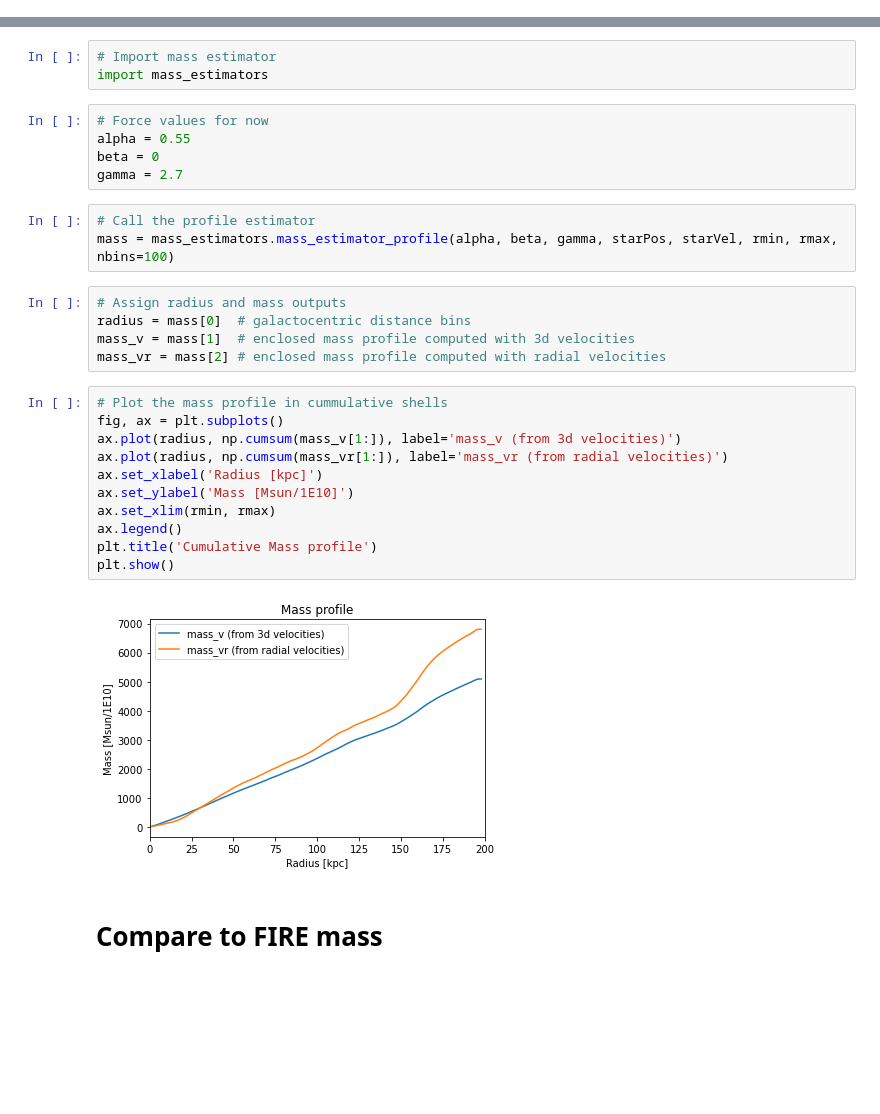
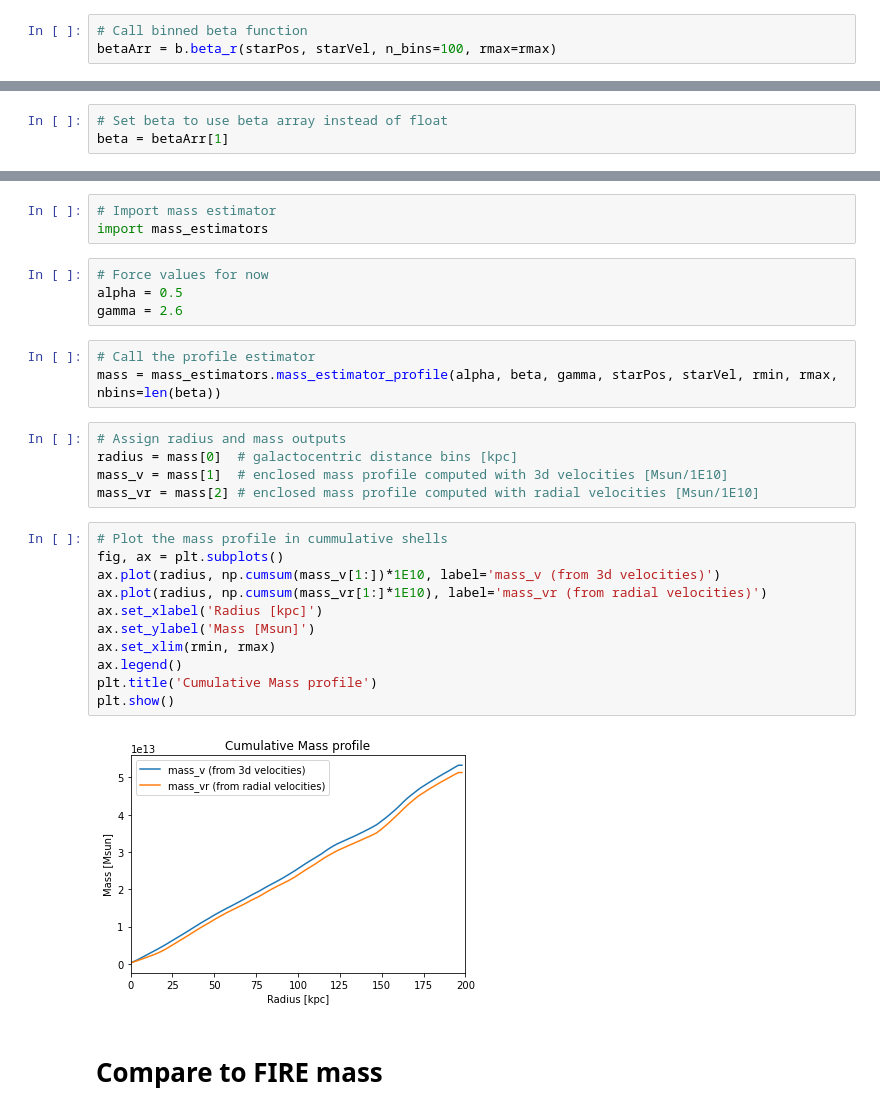
Before and after one commit to aeden2019/fire_mass, a Jupyter notebook: fire_mass.ipynb, the cells around one changed output, grey strips where cells are left out. Cells and saved outputs as stored; diff of their text form; blank space fills up the shorter version.

Commit message:
Included beta array and fixed units

```diff
--- a/fire_mass.ipynb
+++ b/fire_mass.ipynb
@@ -191,0 +200,3 @@ Calculated gamma:  -0.5617534010051383    Expected: 2.6
+# %%
+# Call binned beta function
+betaArr = b.beta_r(starPos, starVel, n_bins=100, rmax=rmax)
@@ -192,3 +214,6 @@ Calculated gamma:  -0.5617534010051383    Expected: 2.6
+# %%
+# Set beta to use beta array instead of float
+beta = betaArr[1]
 # %% [markdown]
 # Use mass estimator
 # %%
@@ -196,30 +221,29 @@ Calculated gamma:  -0.5617534010051383    Expected: 2.6
 import mass_estimators
 # %%
 # Force values for now
-alpha = 0.55
-beta = 0
-gamma = 2.7
+alpha = 0.5
+gamma = 2.6
 # %%
 # Call the profile estimator
-mass = mass_estimators.mass_estimator_profile(alpha, beta, gamma, starPos, starVel, rmin, rmax, nbins=100)
+mass = mass_estimators.mass_estimator_profile(alpha, beta, gamma, starPos, starVel, rmin, rmax, nbins=len(beta))
 # %%
 # Assign radius and mass outputs
-radius = mass[0]  # galactocentric distance bins
-mass_v = mass[1]  # enclosed mass profile computed with 3d velocities
-mass_vr = mass[2] # enclosed mass profile computed with radial velocities
+radius = mass[0]  # galactocentric distance bins [kpc]
+mass_v = mass[1]  # enclosed mass profile computed with 3d velocities [Msun/1E10]
+mass_vr = mass[2] # enclosed mass profile computed with radial velocities [Msun/1E10]
 # %%
 # Plot the mass profile in cummulative shells
 fig, ax = plt.subplots()
-ax.plot(radius, np.cumsum(mass_v[1:]), label='mass_v (from 3d velocities)')
-ax.plot(radius, np.cumsum(mass_vr[1:]), label='mass_vr (from radial velocities)')
+ax.plot(radius, np.cumsum(mass_v[1:])*1E10, label='mass_v (from 3d velocities)')
+ax.plot(radius, np.cumsum(mass_vr[1:]*1E10), label='mass_vr (from radial velocities)')
 ax.set_xlabel('Radius [kpc]')
-ax.set_ylabel('Mass [Msun/1E10]')
+ax.set_ylabel('Mass [Msun]')
 ax.set_xlim(rmin, rmax)
 ax.legend()
 plt.title('Cumulative Mass profile')
 plt.show()
 # %% [output]
-[figure, old version]
+[figure, new version]
 # %% [markdown]
 # Compare to FIRE mass
 # %%
```
Also changed, not shown: parts of 10 cells of this notebook.
